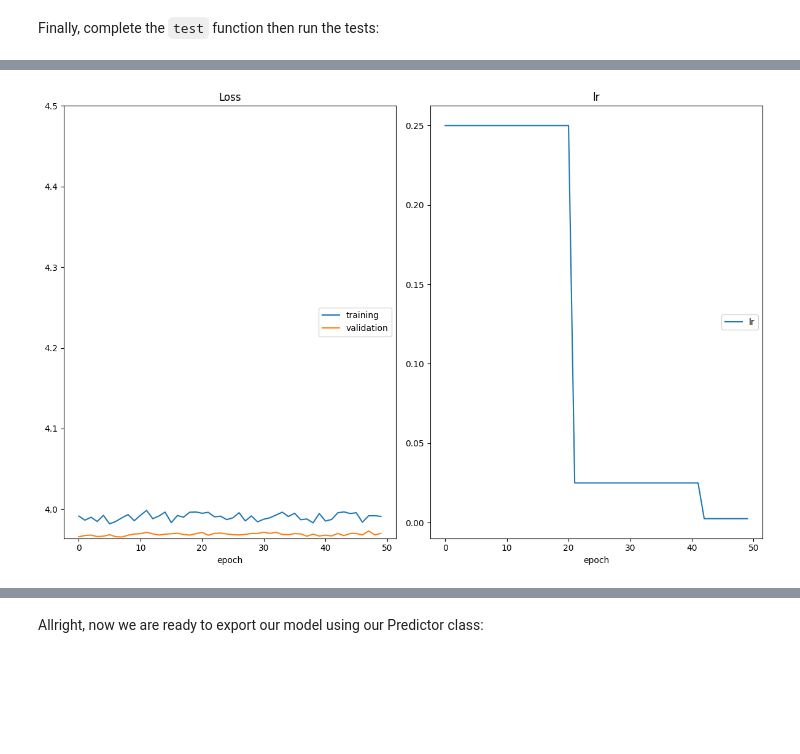
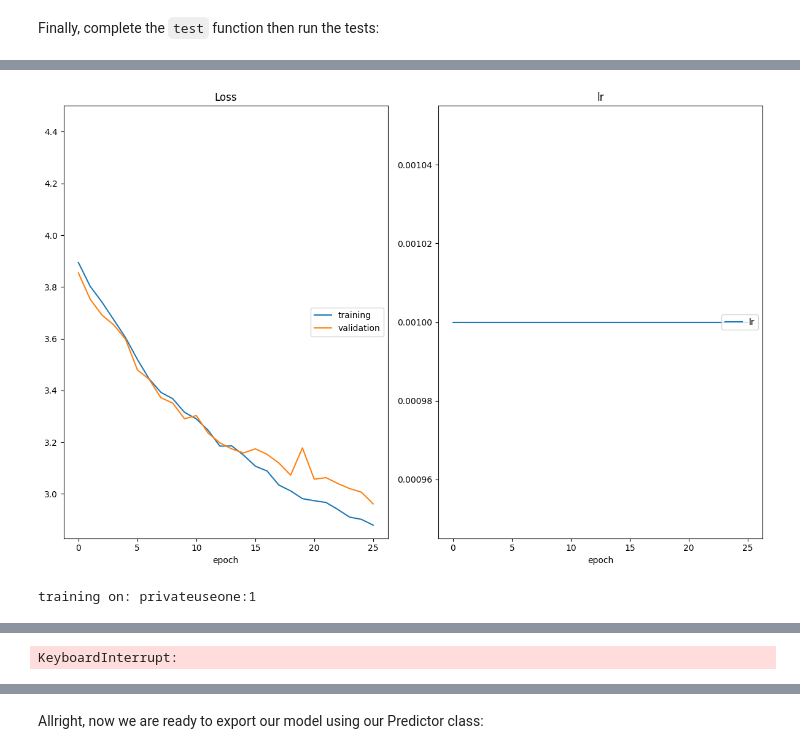
Before and after one commit to emdeh/landmark-classifier, a Jupyter notebook: cnn_from_scratch.ipynb, the cells around one changed output, grey strips where cells are left out. Cells and saved outputs as stored; diff of their text form; code cells hidden in the pictures; blank space fills up the shorter version.

```diff
--- a/cnn_from_scratch.ipynb
+++ b/cnn_from_scratch.ipynb
@@ -270,65 +268,70 @@ Let's start by defining a few hyperparameters. Feel free to experiment with diff
 # ─── Data knobs ────────────────────────────────────────────────────────────
 batch_size = 64        # size of the minibatch for stochastic gradient descent (or Adam)
 valid_size = 0.2       # fraction of the training data to reserve for validation
-num_workers    = 4     # safe for notebooks
+num_workers    = 0    # safe for notebooks
 pin_memory    = True  # set to True if you have enough RAM, otherwise False
 
 # ─── Model capacity & regularisation knobs ─────────────────────────────────
 num_classes = 50       # number of classes. Do not change this
-dropout = 0.3          # dropout for our model was 0.4
+dropout = 0.4          # dropout for our model was 0.4
 
 # ─── Optimiser knobs ───────────────────────────────────────────────────────
-opt = 'sgd'           # optimizer. 'sgd' or 'adam'
-learning_rate = 0.25  # Learning rate for SGD (or Adam) was 0.001
+opt = 'adam'           # optimizer. 'sgd' or 'adam'
+learning_rate = 0.001 # Learning rate for SGD (or Adam) was 0.001
 momentum = 0.9  # momentum for SGD, not used for Adam
-weight_decay = 0.00000001    # regularization. Increase this to combat overfitting
+weight_decay = 0.0004    # regularization. Increase this to combat overfitting
 
 # ─── Training control knobs ────────────────────────────────────────────────
 num_epochs = 50        # number of epochs for training
 scheduler_patience  = 20
 # %%
+import torch
 from src.data import get_data_loaders
 from src.train import optimize
 from src.optimization import get_optimizer, get_loss
 from src.model import MyModel
+from src.helpers import setup_env
 
-# get the data loaders using batch_size and valid_size defined in the previous
-# cell
-# HINT: do NOT copy/paste the values. Use the variables instead
+# ─── A) Select device (CUDA or DirectML or CPU) ────────────────────────────
+device = setup_env()
+print("Using device:", device)
+
+# ─── B) Build data loaders (still on CPU) ────────────────────────────────────
 data_loaders = get_data_loaders(
     batch_size=batch_size,
     valid_size=valid_size,
-    num_workers=num_workers # use 0 for num_workers to avoid issues with multiprocessing in Jupyter
+    num_workers=num_workers,
 )
 
-# instance model MyModel with num_classes and drouput defined in the previous
-# cell
-model = MyModel(
-    num_classes=num_classes,
-    dropout=dropout
-)
+# ─── C) Instantiate and move model to that device ───────────────────────────
+model = MyModel(num_classes=num_classes, dropout=dropout).to(device)
+print("After .to(device), model on:", next(model.parameters()).device)
 
-# Get the optimizer using get_optimizer and the model you just created, the learning rate,
-# the optimizer and the weight decay specified in the previous cell
+# ─── D) Create optimizer now that model lives on GPU/DML ─────────────────────
 optimizer = get_optimizer(
     model=model,
     optimizer=opt,
     learning_rate=learning_rate,
     weight_decay=weight_decay,
     momentum=momentum
 )
+print("Optimizer param_groups see parameters on:",
+      {p.device for group in optimizer.param_groups for p in group["params"]})
 
-# Get the loss using get_loss
+# ─── E) Loss function ───────────────────────────────────────────────────────
 loss = get_loss()
 
+# ─── F) Run training/validation loops ───────────────────────────────────────
 optimize(
     data_loaders,
     model,
     optimizer,
     loss,
     n_epochs=num_epochs,
     save_path="checkpoints/best_val_loss.pt",
+    device=device,
     interactive_tracking=True
 )
 # %% [output]
-[figure, old version]
+[figure, new version]
+training on: privateuseone:1
@@ -335,3 +340,4 @@ optimize(
+KeyboardInterrupt:
 # %% [markdown]
 ---
 ## <img src="static_images/icons/noun-advance-2109145.png" alt=">" style="width:50px"/> Step 6: testing against the Test Set
```
Also changed, not shown: parts of 12 cells of this notebook, 2 other files.
